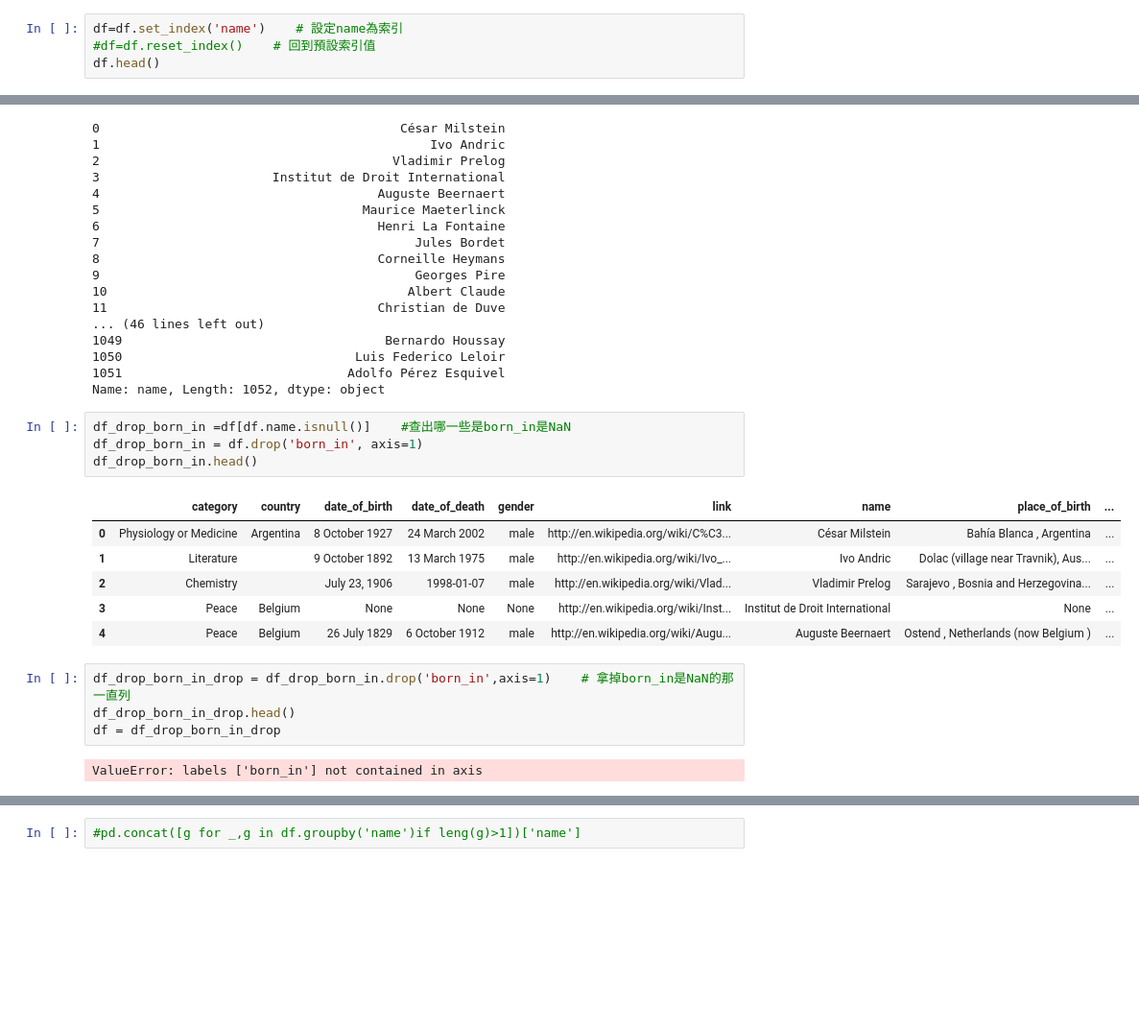
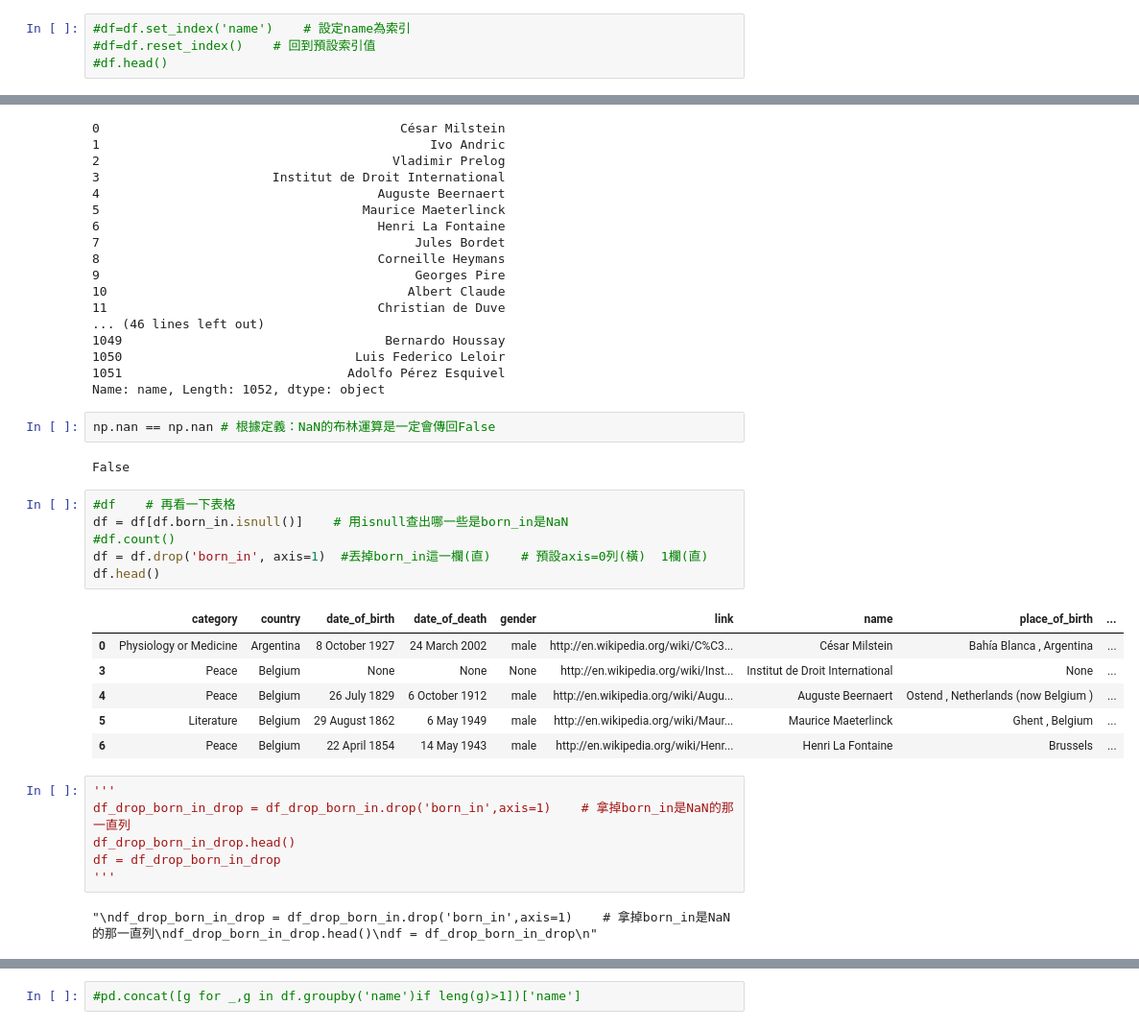
Before and after one commit to MrBearTW/TCFST, a Jupyter notebook: D3/Testjupyter.ipynb, the cells around one changed output, grey strips where cells are left out. Shown: that part at 96% size. Drawn from its saved outputs; the diff is of its cells as text; blank space fills up the shorter version.

```diff
--- a/D3/Testjupyter.ipynb
+++ b/D3/Testjupyter.ipynb
@@ -60,6 +60,6 @@ Index(['born_in', 'category', 'country', 'date_of_birth', 'date_of_death',
        'year'],
       dtype='object')
 # %%
-df=df.set_index('name')    # 設定name為索引
+#df=df.set_index('name')    # 設定name為索引
 #df=df.reset_index()    # 回到預設索引值
-df.head()
+#df.head()
@@ -153,21 +152,29 @@ df.name
 1050                               Luis Federico Leloir
 1051                              Adolfo Pérez Esquivel
 Name: name, Length: 1052, dtype: object
+# %%
+np.nan == np.nan # 根據定義：NaN的布林運算是一定會傳回False
+# %% [output]
+False
+# %%
+#df    # 再看一下表格
+df = df[df.born_in.isnull()]    # 用isnull查出哪一些是born_in是NaN
+#df.count()
+df = df.drop('born_in', axis=1)  #丟掉born_in這一欄(直)    # 預設axis=0列(橫)  1欄(直)
+df.head()
+# %% [output]
+|  | category | country | date_of_birth | date_of_death | gender | link | name | place_of_birth | ... |
+| 0 | Physiology or Medicine | Argentina | 8 October 1927 | 24 March 2002 | male | http://en.wikipedia.org/wiki/C%C3... | César Milstein | Bahía Blanca , Argentina | ... |
+| 3 | Peace | Belgium | None | None | None | http://en.wikipedia.org/wiki/Inst... | Institut de Droit International | None | ... |
+| 4 | Peace | Belgium | 26 July 1829 | 6 October 1912 | male | http://en.wikipedia.org/wiki/Augu... | Auguste Beernaert | Ostend , Netherlands (now Belgium ) | ... |
+| 5 | Literature | Belgium | 29 August 1862 | 6 May 1949 | male | http://en.wikipedia.org/wiki/Maur... | Maurice Maeterlinck | Ghent , Belgium | ... |
+| 6 | Peace | Belgium | 22 April 1854 | 14 May 1943 | male | http://en.wikipedia.org/wiki/Henr... | Henri La Fontaine | Brussels | ... |
 # %%
-df_drop_born_in =df[df.name.isnull()]    #查出哪一些是born_in是NaN
-df_drop_born_in = df.drop('born_in', axis=1)
-df_drop_born_in.head()
+'''
+df_drop_born_in_drop = df_drop_born_in.drop('born_in',axis=1)    # 拿掉born_in是NaN的那一直列
+df_drop_born_in_drop.head()
+df = df_drop_born_in_drop
+'''
 # %% [output]
-|  | category | country | date_of_birth | date_of_death | gender | link | name | place_of_birth | ... |
-| 0 | Physiology or Medicine | Argentina | 8 October 1927 | 24 March 2002 | male | http://en.wikipedia.org/wiki/C%C3... | César Milstein | Bahía Blanca , Argentina | ... |
-| 1 | Literature |  | 9 October 1892 | 13 March 1975 | male | http://en.wikipedia.org/wiki/Ivo_... | Ivo Andric | Dolac (village near Travnik), Aus... | ... |
-| 2 | Chemistry |  | July 23, 1906 | 1998-01-07 | male | http://en.wikipedia.org/wiki/Vlad... | Vladimir Prelog | Sarajevo , Bosnia and Herzegovina... | ... |
-| 3 | Peace | Belgium | None | None | None | http://en.wikipedia.org/wiki/Inst... | Institut de Droit International | None | ... |
-| 4 | Peace | Belgium | 26 July 1829 | 6 October 1912 | male | http://en.wikipedia.org/wiki/Augu... | Auguste Beernaert | Ostend , Netherlands (now Belgium ) | ... |
+"\ndf_drop_born_in_drop = df_drop_born_in.drop('born_in',axis=1)    # 拿掉born_in是NaN的那一直列\ndf_drop_born_in_drop.head()\ndf = df_drop_born_in_drop\n"
-# %%
-df_drop_born_in_drop = df_drop_born_in.drop('born_in',axis=1)    # 拿掉born_in是NaN的那一直列
-df_drop_born_in_drop.head()
-df = df_drop_born_in_drop
-# %% [output]
-ValueError: labels ['born_in'] not contained in axis
 # %%
```
Also changed, not shown: parts of 11 cells of this notebook.
